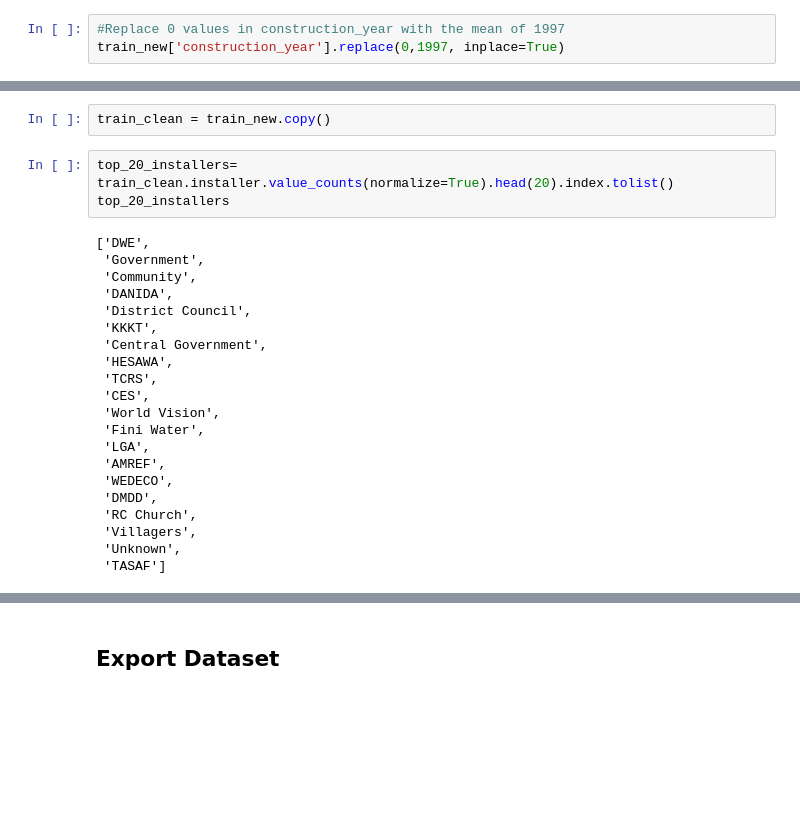
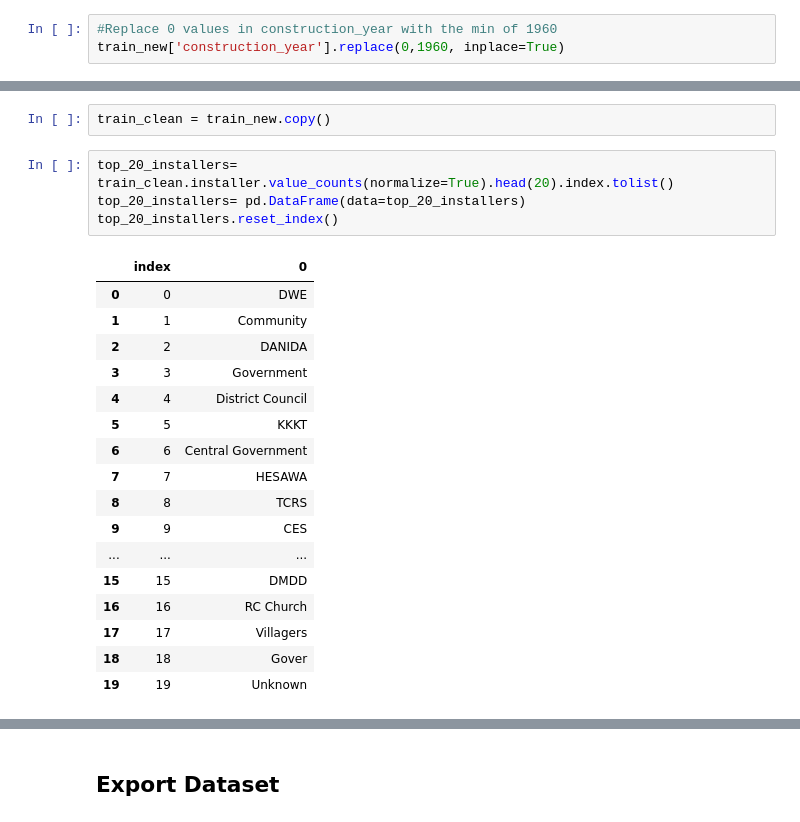
Before and after one commit to anniezhengaz/Phase3Projecct-Tanzanian_Water_Wells, a Jupyter notebook: eda-annie.ipynb, the cells around one changed output, grey strips where cells are left out. Saved outputs shown, nothing was run; the diff lists cells and outputs as text; blank space fills up the shorter version.

```diff
--- a/eda-annie.ipynb
+++ b/eda-annie.ipynb
@@ -565,8 +581,8 @@ train_new.loc[train_df['construction_year']!=0].describe()
 | 75% | 55482.000000 | 250.000000 | 1495.000000 | 37.884817 | -3.783045 | 16.000000 | 5.000000 | 300.000000 | ... |
 | max | 74247.000000 | 250000.000000 | 2770.000000 | 40.323402 | -1.104943 | 99.000000 | 63.000000 | 30500.000000 | ... |
 # %%
-#Replace 0 values in construction_year with the mean of 1997
-train_new['construction_year'].replace(0,1997, inplace=True)
+#Replace 0 values in construction_year with the min of 1960
+train_new['construction_year'].replace(0,1960, inplace=True)
 # %% [markdown]
 ### Installer
 # %%
@@ -744,25 +760,23 @@ memory usage: 12.4+ MB
 train_clean = train_new.copy()
 # %%
 top_20_installers= train_clean.installer.value_counts(normalize=True).head(20).index.tolist()
-top_20_installers
+top_20_installers= pd.DataFrame(data=top_20_installers)
+top_20_installers.reset_index()
 # %% [output]
-['DWE',
- 'Government',
- 'Community',
- 'DANIDA',
- 'District Council',
- 'KKKT',
- 'Central Government',
- 'HESAWA',
- 'TCRS',
- 'CES',
- 'World Vision',
- 'Fini Water',
- 'LGA',
- 'AMREF',
- 'WEDECO',
- 'DMDD',
- 'RC Church',
- 'Villagers',
- 'Unknown',
- 'TASAF']
+|  | index | 0 |
+| 0 | 0 | DWE |
+| 1 | 1 | Community |
+| 2 | 2 | DANIDA |
+| 3 | 3 | Government |
+| 4 | 4 | District Council |
+| 5 | 5 | KKKT |
+| 6 | 6 | Central Government |
+| 7 | 7 | HESAWA |
+| 8 | 8 | TCRS |
+| 9 | 9 | CES |
+| ... | ... | ... |
+| 15 | 15 | DMDD |
+| 16 | 16 | RC Church |
+| 17 | 17 | Villagers |
+| 18 | 18 | Gover |
+| 19 | 19 | Unknown |
```
Also changed, not shown: parts of 36 cells of this notebook, 1 other file.
